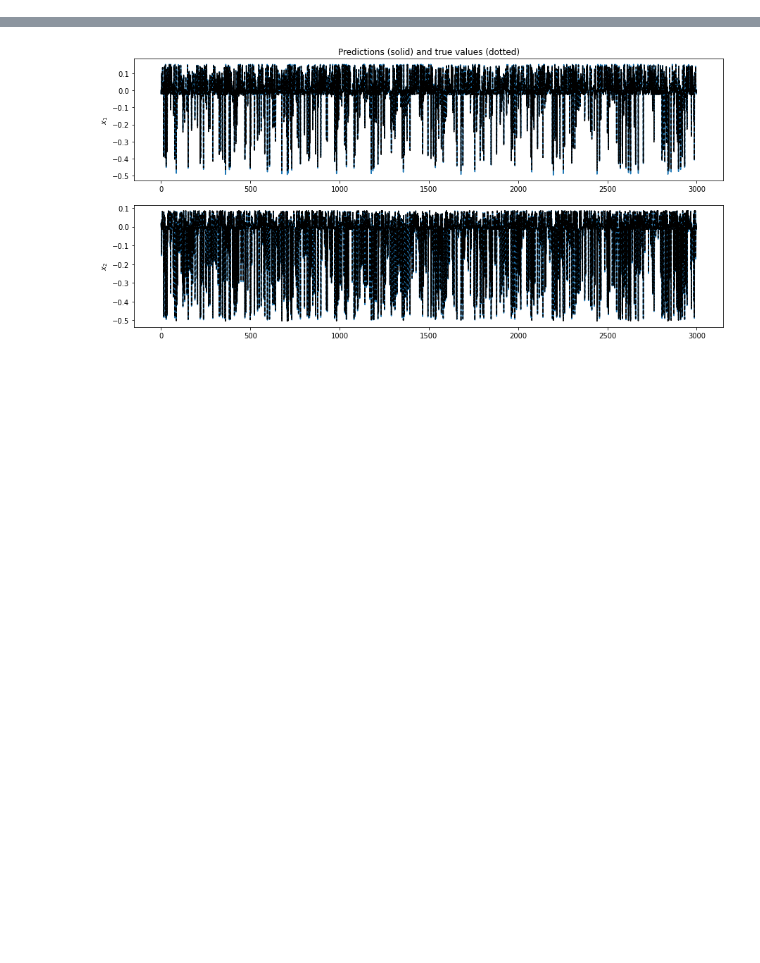
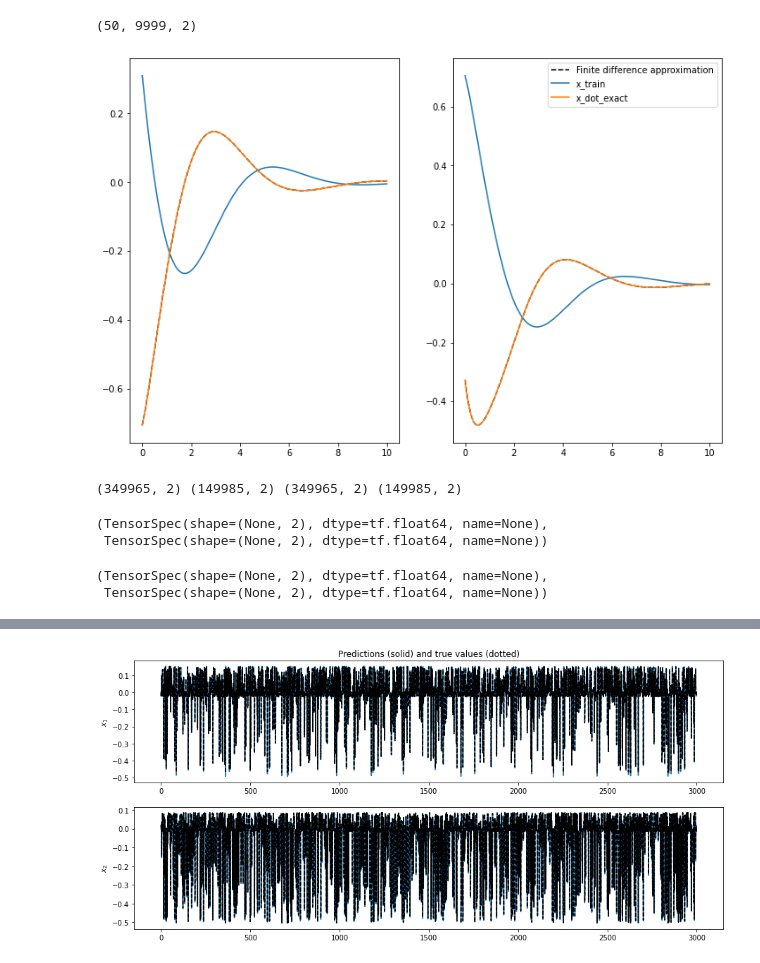
Before and after one commit to kyrxanthos/NN_dynamical_systems, a Jupyter notebook: Find_DS_MLP.ipynb, the cells around one changed output, grey strips where cells are left out. Drawn from its saved outputs; the diff is of its cells as text; code cells hidden in the pictures; blank space fills up the shorter version.

```diff
--- a/Find_DS_MLP.ipynb
+++ b/Find_DS_MLP.ipynb
@@ -51,0 +57,43 @@ if multiple:
+# %%
+def create_multiple_timeseries(func, n_trajectories, dim):
+    x_train_multi = []
+    y_train_multi = []
+    x0s = np.random.rand(n_trajectories, dim)
+    for i in range(n_trajectories):
+        x_train_temp = solve_ivp(fun = func, t_span=t_train_span,
+                                    y0 = x0s[i], t_eval=t_train, **integrator_keywords).y.T
+        x_train_multi.append(x_train_temp)
+    # now get finite difference approximations for each time series
+    for x_train in x_train_multi:
+        forward_diff = np.expand_dims(np.diff(x_train[:,0]) / dt, axis=1)
+        forward_diff2 = np.expand_dims(np.diff(x_train[:,1]) / dt, axis=1)
+        y_t = np.concatenate([forward_diff, forward_diff2], axis=1)
+        y_train_multi.append(y_t)
+    return np.array(x_train_multi)[:,1:,:], np.array(y_train_multi)
+
+x_train_multi, y_train_multi = create_multiple_timeseries(van_der_pol, 50, 2)
+t_diff = t_train[:-1:]
+# %%
+x_train_multi.shape
+# %% [output]
+(50, 9999, 2)
+# %%
+plt.figure(figsize = (12, 8))
+plt.subplot(121)
+plt.plot(t_diff, y_train_multi[2,:,0], 'k--', \
+         label = 'Finite difference approximation')
+plt.plot(t_diff, x_train_multi[2,:,0], \
+         label = 'x_train')
+plt.plot(t_diff, vf(x_train_multi[2,:,:])[:,0], \
+         label = 'x_dot_exact')
+plt.subplot(122)
+plt.plot(t_diff, y_train_multi[2,:,1], 'k--', \
+         label = 'Finite difference approximation')
+plt.plot(t_diff, x_train_multi[2,:,1], \
+         label = 'x_train')
+plt.plot(t_diff, vf(x_train_multi[2,:,:])[:,1], \
+         label = 'x_dot_exact')
+plt.legend()
+plt.show()
+# %% [output]
+[figure, added]
@@ -52 +103,24 @@ if multiple:
+# %%
+X_train, X_test, y_train, y_test = train_test_split(x_train_multi, y_train_multi, test_size=0.3, shuffle=True) #, random_state=100)
+print(X_train.shape, X_test.shape, y_train.shape, y_test.shape)
+# %% [output]
+(349965, 2) (149985, 2) (349965, 2) (149985, 2)
+# %%
+train_dataset = tf.data.Dataset.from_tensor_slices((X_train, y_train))
+train_dataset = train_dataset.shuffle(buffer_size=1024)
+batch_size = 64
+train_dataset = train_dataset.batch(batch_size)
+train_dataset.element_spec
+# %% [output]
+(TensorSpec(shape=(None, 2), dtype=tf.float64, name=None),
+ TensorSpec(shape=(None, 2), dtype=tf.float64, name=None))
+# %%
+validation_dataset = tf.data.Dataset.from_tensor_slices((X_test, y_test))
+# validation_dataset = validation_dataset.shuffle(buffer_size=1024)
+batch_size = 64
+validation_dataset = validation_dataset.batch(batch_size)
+validation_dataset.element_spec
+# %% [output]
+(TensorSpec(shape=(None, 2), dtype=tf.float64, name=None),
+ TensorSpec(shape=(None, 2), dtype=tf.float64, name=None))
 # %%
```
Also changed, not shown: parts of 13 cells of this notebook, 10 other files.
